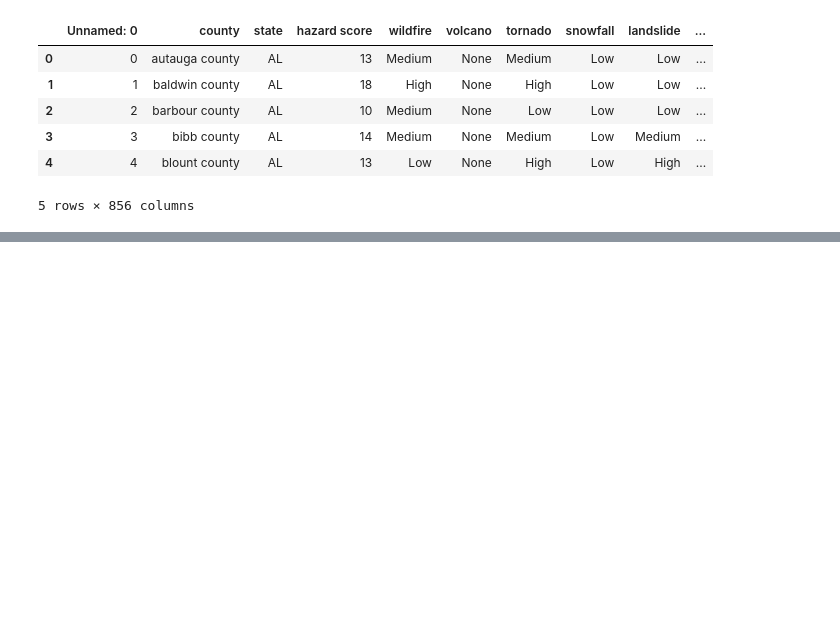
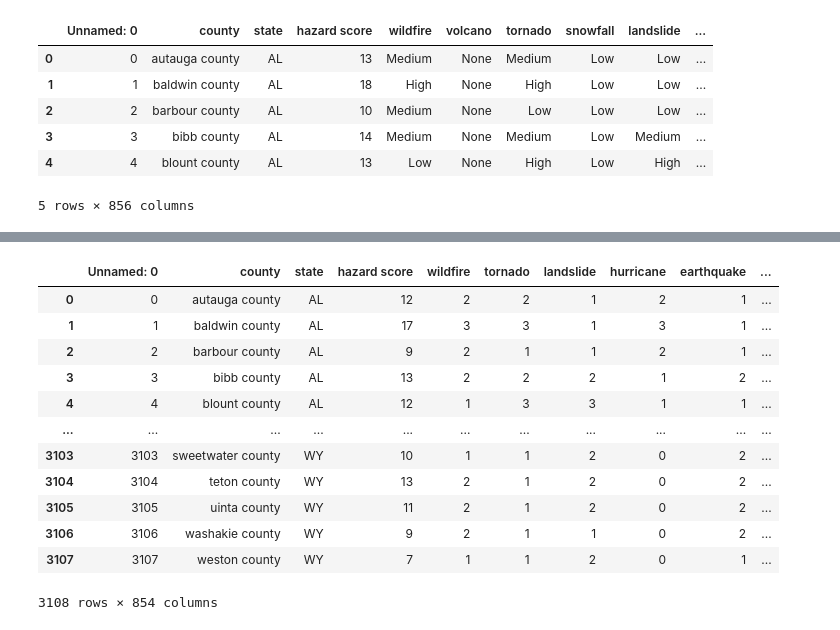
Before and after one commit to Agelf123/covid_predictions, a Jupyter notebook: code/brandon/Hazard Cleaning.ipynb, the cells around one changed output, grey strips where cells are left out. Saved outputs shown, nothing was run; the diff lists cells and outputs as text; code cells hidden in the pictures; blank space fills up the shorter version.

Commit message:
cleaned up hazard scores

```diff
--- a/code/brandon/Hazard Cleaning.ipynb
+++ b/code/brandon/Hazard Cleaning.ipynb
@@ -26,0 +36,2 @@ Index(['Unnamed: 0', 'county', 'state', 'hazard score', 'wildfire', 'volcano',
+# %%
+df.drop(columns= ['volcano', 'snowfall'], inplace = True)
@@ -26,0 +112,2 @@ Index(['Unnamed: 0', 'county', 'state', 'hazard score', 'wildfire', 'volcano',
+# %%
+df['hazard score'] = df['wildfire'] + df['tornado'] + df['landslide'] + df['hurricane'] + df['earthquake'] + df['drought'] + df['heatwave'] + df['avalanche'] + df['flood']
@@ -26,0 +129,16 @@ Index(['Unnamed: 0', 'county', 'state', 'hazard score', 'wildfire', 'volcano',
+# %%
+df
+# %% [output]
+|  | Unnamed: 0 | county | state | hazard score | wildfire | tornado | landslide | hurricane | earthquake | ... |
+| 0 | 0 | autauga county | AL | 12 | 2 | 2 | 1 | 2 | 1 | ... |
+| 1 | 1 | baldwin county | AL | 17 | 3 | 3 | 1 | 3 | 1 | ... |
+| 2 | 2 | barbour county | AL | 9 | 2 | 1 | 1 | 2 | 1 | ... |
+| 3 | 3 | bibb county | AL | 13 | 2 | 2 | 2 | 1 | 2 | ... |
+| 4 | 4 | blount county | AL | 12 | 1 | 3 | 3 | 1 | 1 | ... |
+| ... | ... | ... | ... | ... | ... | ... | ... | ... | ... | ... |
+| 3103 | 3103 | sweetwater county | WY | 10 | 1 | 1 | 2 | 0 | 2 | ... |
+| 3104 | 3104 | teton county | WY | 13 | 2 | 1 | 2 | 0 | 2 | ... |
+| 3105 | 3105 | uinta county | WY | 11 | 2 | 1 | 2 | 0 | 2 | ... |
+| 3106 | 3106 | washakie county | WY | 9 | 2 | 1 | 1 | 0 | 2 | ... |
+| 3107 | 3107 | weston county | WY | 7 | 1 | 1 | 2 | 0 | 1 | ... |
+3108 rows × 854 columns
```
Also changed, not shown: parts of 6 cells of this notebook.
